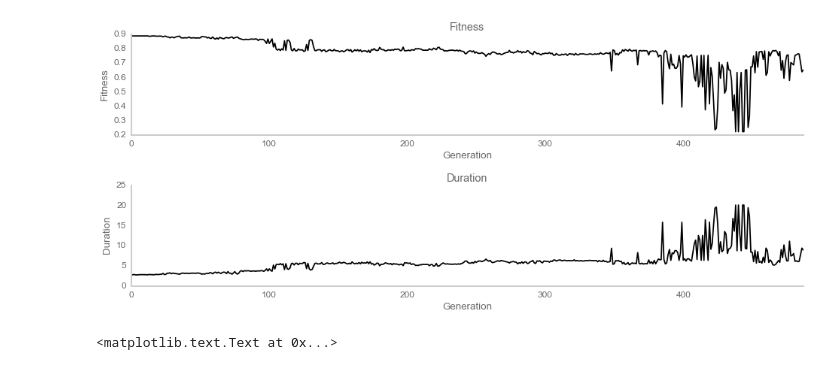
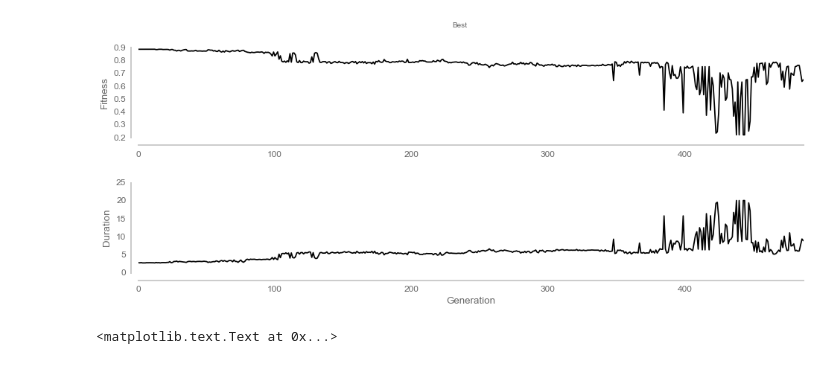
Before and after one commit to BarkingMouseStudio/unity-experiments, a Jupyter notebook: Fitness.ipynb, the cells around one changed output. Cells and saved outputs as stored; diff of their text form; code cells hidden in the pictures.

Commit message:
Updating graphs

```diff
--- a/Fitness.ipynb
+++ b/Fitness.ipynb
@@ -20,6 +20,5 @@ palette = sns.color_palette("Spectral_r", 350)
 sns.set_palette(palette)
 sns.set_context("notebook", font_scale=1.2)
 # %%
-data = pd.read_csv("Assets/.logs/elite_fitness 2.csv", header=None, names=["generation", "fitness", "duration"])
-df = pd.DataFrame(data[["fitness", "duration"]], index=data["generation"])
-# df
+raw = pd.read_csv("Assets/.logs/elite_fitness 2.csv", header=None, names=["generation", "fitness", "duration"])
+df = pd.DataFrame(raw[["fitness", "duration"]], index=raw["generation"])
@@ -47,20 +25,18 @@ array([<matplotlib.axes._subplots.AxesSubplot object at 0x...>,
 # %%
 fig, axes = plt.subplots(nrows=2, ncols=1, figsize=(16, 6))
 fig.subplots_adjust(hspace=.5)
 
-pd.rolling_median(df, 1).plot(subplots=True, ax=axes, grid=False, legend=False)
+pd.rolling_median(df, 1).plot(subplots=True, ax=axes, grid=False, legend=False, title="Best")
 
-axes[0].set_title("Fitness")
 axes[0].set_xlabel("Generation")
 axes[0].set_ylabel("Fitness")
 
-axes[1].set_title("Duration")
 axes[1].set_xlabel("Generation")
 axes[1].set_ylabel("Duration")
 
-sns.despine()
+sns.despine(offset=10)
 # %% [output]
-[figure, old version]
+[figure, new version]
 # %%
 data = pd.read_csv("Assets/.logs/species 2.csv", header=None, names=["generation", "species", "size", "fitness"])
 data = data[data["generation"] > 200]
```
Also changed, not shown: parts of 1 cell of this notebook.
